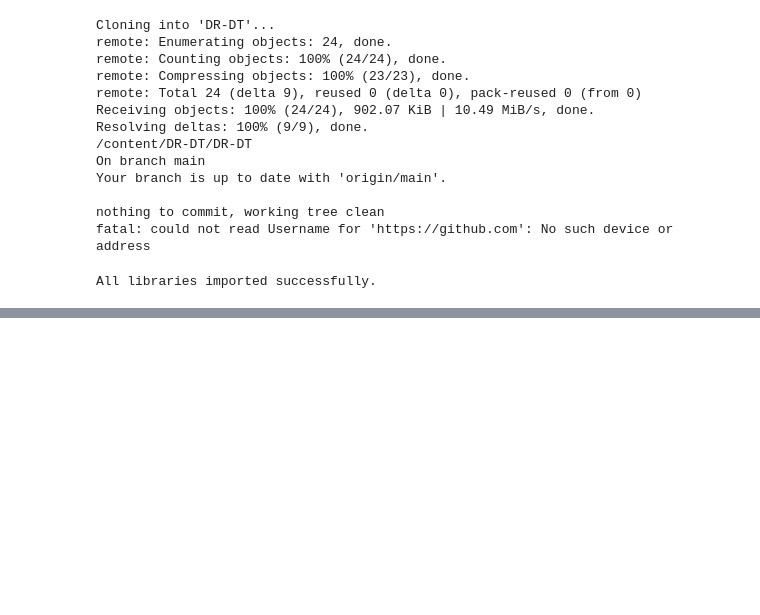
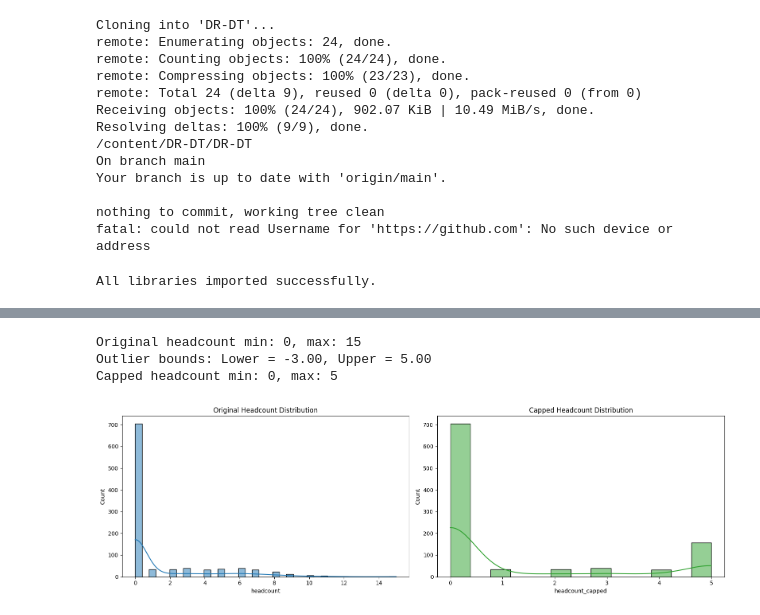
Before and after one commit to MIL-Project2/DR-DT, a Jupyter notebook: Occupancy_Prediction.ipynb, the cells around one changed output, grey strips where cells are left out. Drawn from its saved outputs; the diff is of its cells as text; code cells hidden in the pictures; blank space fills up the shorter version.

```diff
--- a/Occupancy_Prediction.ipynb
+++ b/Occupancy_Prediction.ipynb
@@ -137,0 +226,8 @@ KeyError: 'headcount'
+# %%
+# Convert 'timestamp' to datetime and extract time-based features
+df['timestamp'] = pd.to_datetime(df['timestamp'])
+df['hour'] = df['timestamp'].dt.hour
+df['day_of_week'] = df['timestamp'].dt.dayofweek
+
+# Display the first few rows with the new features
+display(df[['timestamp', 'hour', 'day_of_week', 'headcount']].head())
@@ -137,0 +245,33 @@ KeyError: 'headcount'
+# %%
+# Calculate IQR for 'headcount'
+Q1 = df['headcount'].quantile(0.25)
+Q3 = df['headcount'].quantile(0.75)
+IQR = Q3 - Q1
+
+# Define outlier bounds
+lower_bound = Q1 - 1.5 * IQR
+upper_bound = Q3 + 1.5 * IQR
+
+# Cap outliers in 'headcount'
+df['headcount_capped'] = df['headcount'].clip(lower=lower_bound, upper=upper_bound)
+
+print(f"Original headcount min: {df['headcount'].min()}, max: {df['headcount'].max()}")
+print(f"Outlier bounds: Lower = {lower_bound:.2f}, Upper = {upper_bound:.2f}")
+print(f"Capped headcount min: {df['headcount_capped'].min()}, max: {df['headcount_capped'].max()}")
+
+# Optionally, visualize the distribution after capping
+fig, axes = plt.subplots(1, 2, figsize=(16, 5))
+
+sns.histplot(df['headcount'], kde=True, ax=axes[0], color='tab:blue')
+axes[0].set_title('Original Headcount Distribution')
+
+sns.histplot(df['headcount_capped'], kde=True, ax=axes[1], color='tab:green')
+axes[1].set_title('Capped Headcount Distribution')
+
+plt.tight_layout()
+plt.show()
+# %% [output]
+Original headcount min: 0, max: 15
+Outlier bounds: Lower = -3.00, Upper = 5.00
+Capped headcount min: 0, max: 5
+[figure, added]
```
Also changed, not shown: parts of 20 cells of this notebook.
